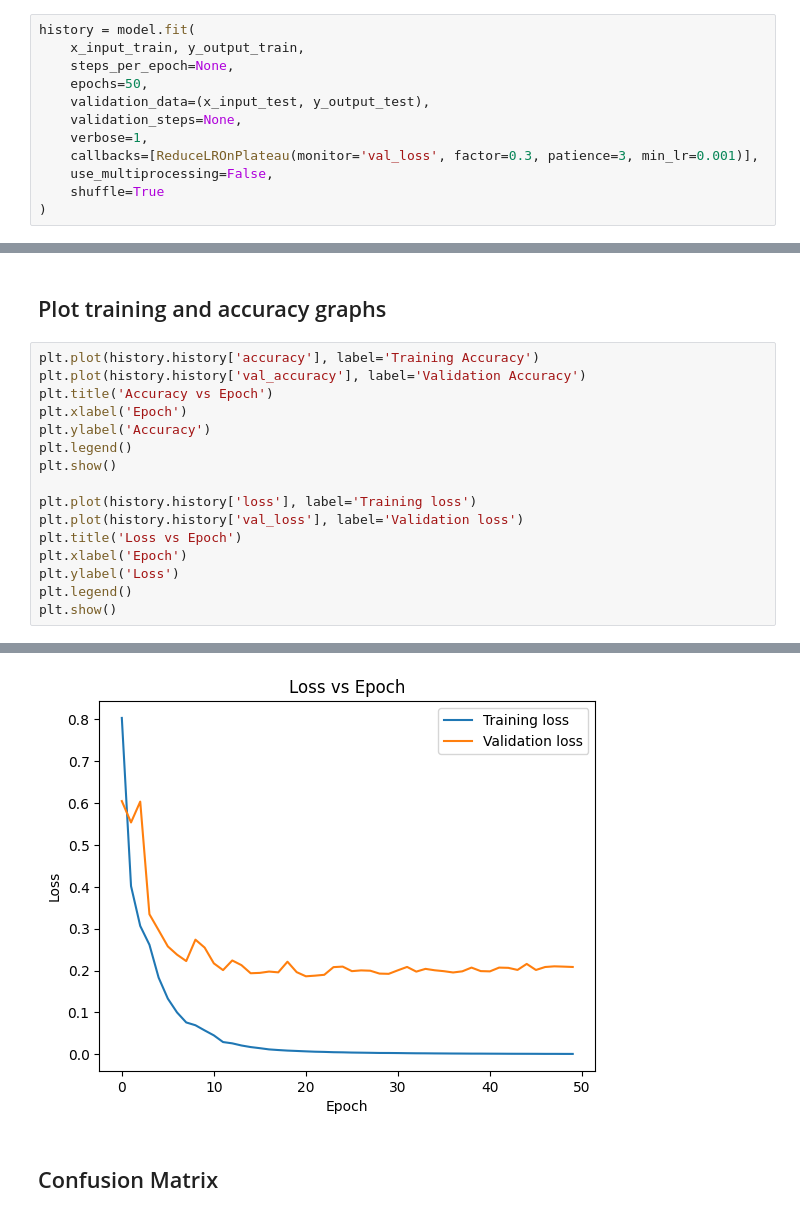
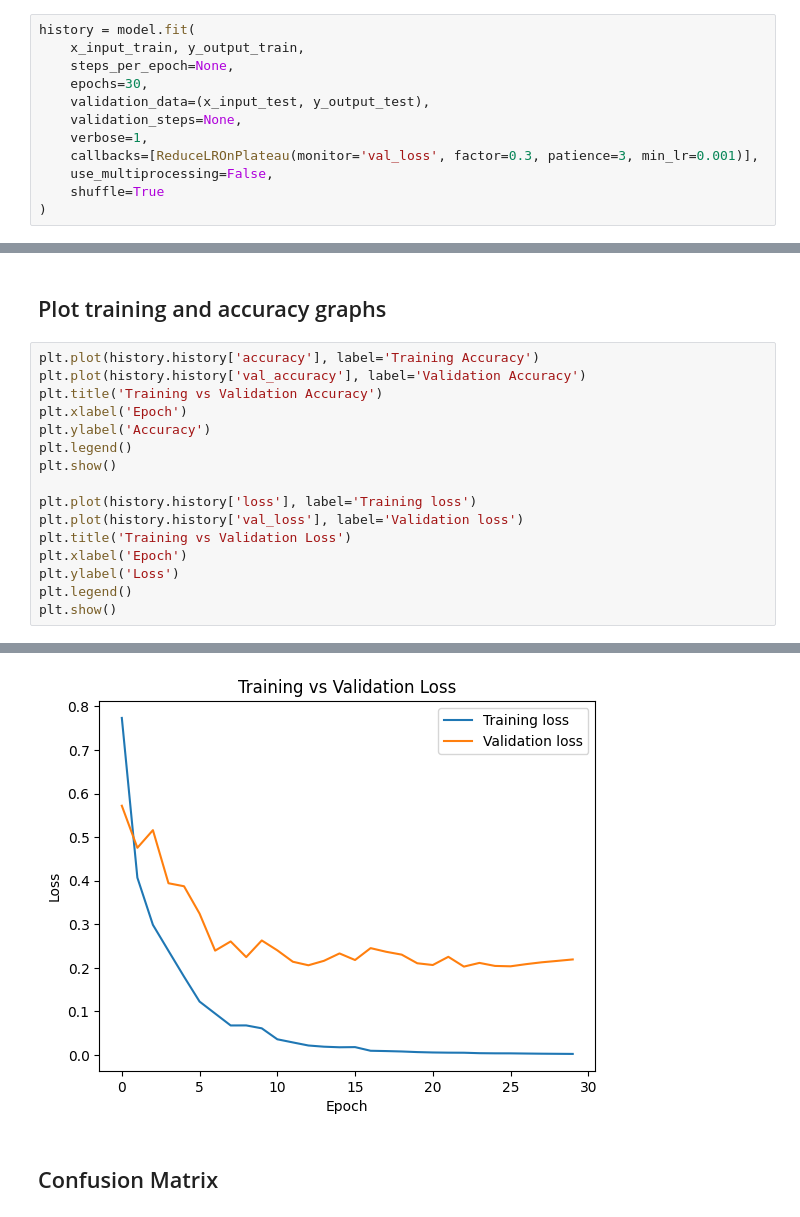
Before and after one commit to mtwchuang/CSC3009-Brain-Tumor-Detection, a Jupyter notebook: InceptionV3.ipynb, the cells around one changed output, grey strips where cells are left out. Drawn from its saved outputs; the diff is of its cells as text.

```diff
--- a/InceptionV3.ipynb
+++ b/InceptionV3.ipynb
@@ -208,7 +214,7 @@ ________________________________________________________________________________
 history = model.fit(
     x_input_train, y_output_train,
     steps_per_epoch=None,
-    epochs=50,
+    epochs=30,
     validation_data=(x_input_test, y_output_test),
     validation_steps=None,
     verbose=1,
@@ -254,7 +260,7 @@ print(dict(zip(model.metrics_names, result_test)))
 # %%
 plt.plot(history.history['accuracy'], label='Training Accuracy')
 plt.plot(history.history['val_accuracy'], label='Validation Accuracy')
-plt.title('Accuracy vs Epoch')
+plt.title('Training vs Validation Accuracy')
 plt.xlabel('Epoch')
 plt.ylabel('Accuracy')
 plt.legend()
@@ -262,7 +268,7 @@ plt.show()
 
 plt.plot(history.history['loss'], label='Training loss')
 plt.plot(history.history['val_loss'], label='Validation loss')
-plt.title('Loss vs Epoch')
+plt.title('Training vs Validation Loss')
 plt.xlabel('Epoch')
 plt.ylabel('Loss')
 plt.legend()
@@ -272,4 +278,4 @@ plt.show()
-[figure, old version]
+[figure, new version]
 # %% [markdown]
 ## Confusion Matrix
 # %%
```
Also changed, not shown: parts of 6 cells of this notebook, 2 other files.
